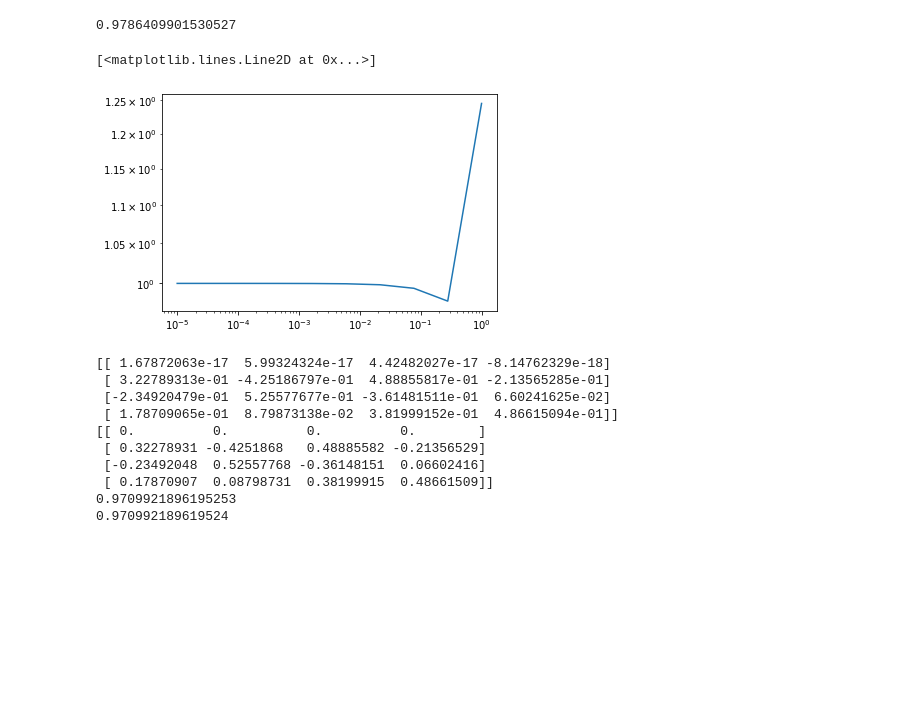
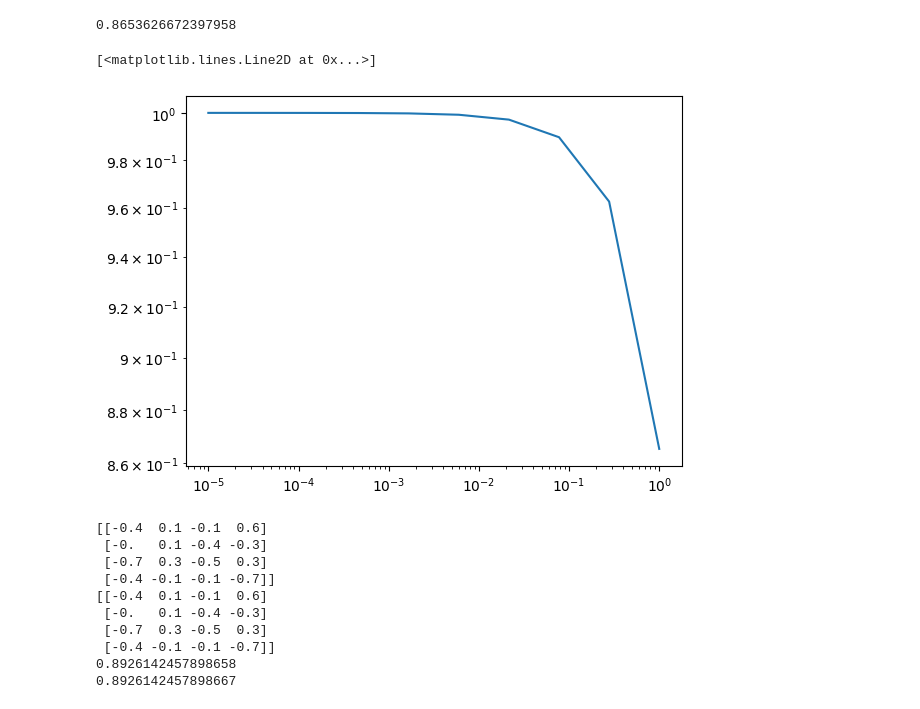
Before and after one commit to wilfonba/CSE6644Project, a Jupyter notebook: idk_man.ipynb, the cells around one changed output. Cells and saved outputs as stored; diff of their text form; code cells hidden in the pictures; blank space fills up the shorter version.

```diff
--- a/idk_man.ipynb
+++ b/idk_man.ipynb
@@ -76,34 +76,34 @@ def circ_max_min(A):
 # %%
 # Investigate SOR parameter omega on the spectral radius
 
 n = 4
 # A = np.random.randint(5, size=(n, n))
 A = np.random.rand(n, n)
 A = A.T @ A
 # Calculate how close it is to circulant
 omegas = np.logspace(-5, 0, 10)
 spectral = []
 for omega in omegas:
     c = circ_base_norm(A, omega)
     # print(f"Circulant Basis: {d}")
 
     M = sp.linalg.circulant(c).T
-    N = A - M
+    N = M - A
 
     Minv = np.linalg.inv(M)
     G = Minv @ N
     d, v = np.linalg.eig(G)
 
     spectral.append(np.max(np.abs(d)))
 
 print(np.min(spectral))
 omega = np.argmin(spectral)
 c = circ_base_norm(A, omegas[omega])
 plt.loglog(omegas, spectral)
 # %% [output]
-0.9786409901530527
+0.8653626672397958
 [<matplotlib.lines.Line2D at 0x...>]
-[figure, old version]
+[figure, new version]
 # %%
 # Investigate making top row the circulant matrix
 
@@ -118,12 +118,12 @@ while (spectral > 1) and (ctr <= 1000):
     A = np.random.rand(n, n)
     # A = A.T @ A
     # Calculate how close it is to circulant
-    c = circ_top_row(A)
-    # c = circ_max_min(A)
+    # c = circ_top_row(A)
+    c = circ_max_min(A)
     # print(f"Circulant Basis: {d}")
 
     M = sp.linalg.circulant(c).T
-    N = A - M
+    N = M - A
 
     Minv = np.linalg.inv(M)
     G = Minv @ N
@@ -145,16 +145,16 @@ print(np.min(spectral))
 # print(np.argmin(spectral))
 # plt.loglog(omegas, spectral)
 # %% [output]
-[[ 1.67872063e-17  5.99324324e-17  4.42482027e-17 -8.14762329e-18]
- [ 3.22789313e-01 -4.25186797e-01  4.88855817e-01 -2.13565285e-01]
- [-2.34920479e-01  5.25577677e-01 -3.61481511e-01  6.60241625e-02]
- [ 1.78709065e-01  8.79873138e-02  3.81999152e-01  4.86615094e-01]]
-[[ 0.          0.          0.          0.        ]
- [ 0.32278931 -0.4251868   0.48885582 -0.21356529]
- [-0.23492048  0.52557768 -0.36148151  0.06602416]
- [ 0.17870907  0.08798731  0.38199915  0.48661509]]
-0.9709921896195253
-0.970992189619524
+[[-0.4  0.1 -0.1  0.6]
+ [-0.   0.1 -0.4 -0.3]
+ [-0.7  0.3 -0.5  0.3]
+ [-0.4 -0.1 -0.1 -0.7]]
+[[-0.4  0.1 -0.1  0.6]
+ [-0.   0.1 -0.4 -0.3]
+ [-0.7  0.3 -0.5  0.3]
+ [-0.4 -0.1 -0.1 -0.7]]
+0.8926142457898658
+0.8926142457898667
 # %%
 # Generate A
 n = 4
```
Also changed, not shown: parts of 6 cells of this notebook, 1 other file.
